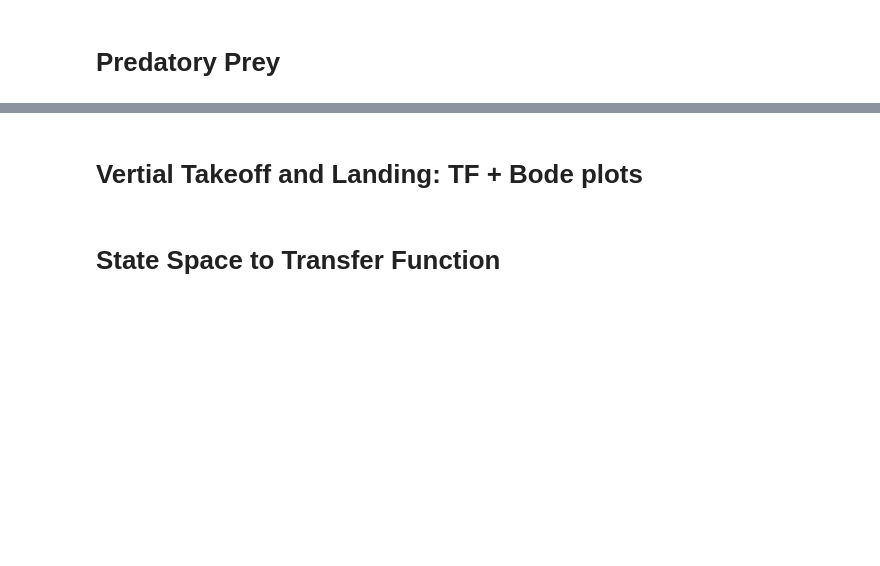
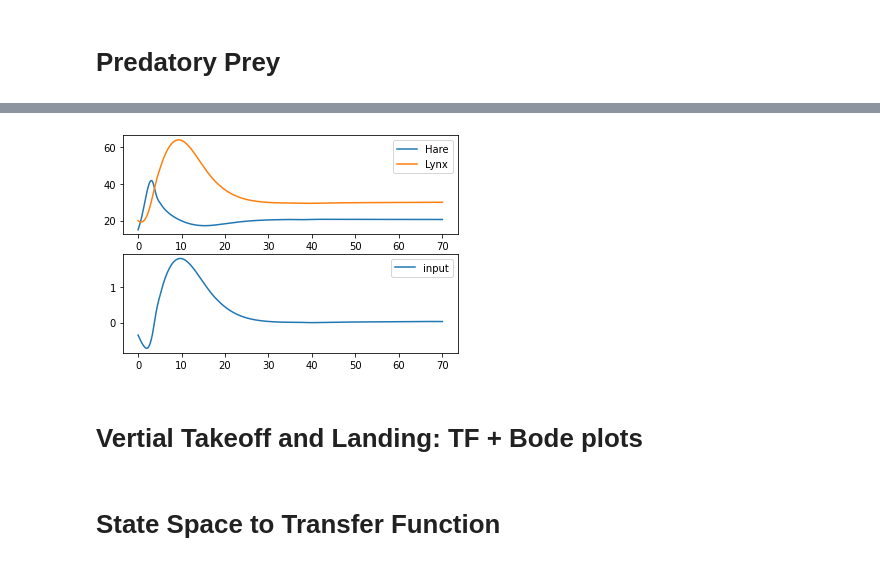
Before and after one commit to ModelEngineering/controlSBML, a Jupyter notebook: notebooks/Exploring-Feedback-Control-SBML.ipynb, the cells around one changed output, grey strips where cells are left out. Cells and saved outputs as stored; diff of their text form; code cells hidden in the pictures; blank space fills up the shorter version.

```diff
--- a/notebooks/Exploring-Feedback-Control-SBML.ipynb
+++ b/notebooks/Exploring-Feedback-Control-SBML.ipynb
@@ -325,7 +454,8 @@ df
 # %%
 ctlsb = ctl.ControlSBML(NONLINEAR_MDL, input_names=["J0"], output_names=["S1", "S4"])
 effector_dct = {"J0": "E_J0"}
-params = {"ctlsb": ctlsb, "effector_dct": effector_dct}
-tellurium = control.NonlinearIOSystem(state_tellurium_wrapper, output_tellurium_wrapper, states=ctlsb.state_names,
-                                             inputs=ctlsb.input_names, outputs=ctlsb.output_names, name="tellurium")
+#params = {"ctlsb": ctlsb, "effector_dct": effector_dct}
+#tellurium = control.NonlinearIOSystem(state_tellurium_wrapper, output_tellurium_wrapper, states=ctlsb.state_names,
+#                                             inputs=ctlsb.input_names, outputs=ctlsb.output_names, name="tellurium")
+tellurium = ctlsb.makeNonlinearIOSystem("tellurium", effector_dct=effector_dct)
 # %%
@@ -350,9 +504,11 @@ tellurium_closed = control.interconnect(
 # %%
-params["is_initial"] = True
-times = np.array([n*0.1 for n in range(END_TIME)])
+tellurium.reset()
+size = 51
+times = np.array([n*0.1 for n in range(size)])
 X0 = ctlsb.state_ser.values
-U = np.repeat(0, len(times))
+U = np.repeat(1, size)
+U = np.reshape(np.array([]), (0, 51))
 t, y = control.input_output_response(tellurium_closed, times, U, X0, params=params)
-df = pd.DataFrame(y, index=ctlsb.output_names)
-df = df.T
+#t, y = control.input_output_response(tellurium, times, U, X0)
+df = pd.DataFrame(np.transpose(y), columns=ctlsb.output_names)
 df
@@ -413,7 +590,39 @@ A, B = lin_predprey.A, lin_predprey.B
 C = np.array([[0, 1]])                # regulated output = number of lynxes
 kf = -1/(C @ np.linalg.inv(A - B @ K) @ B)
 # %%
-kf
+# Construct the controller
+io_controller = control.NonlinearIOSystem(
+  None,
+  lambda t, x, u, params: -K @ (u[1:] - xeq) + kf * (u[0] - xeq[1]),
+  inputs=('Ld', 'u1', 'u2'), outputs=1, name='control')
+
+# Create the closed loop system
+io_closed = control.interconnect(
+  [io_predprey, io_controller],       # systems
+  connections=[
+    ['predprey.u', 'control.y[0]'],
+    ['control.u1',  'predprey.H'],
+    ['control.u2',  'predprey.L']
+  ],
+  inplist=['control.Ld'],
+  outlist=['predprey.H', 'predprey.L', 'control.y[0]']
+)
+
+# Simulate the system
+t, y = control.input_output_response(io_closed, T, 30, [15, 20])
+
+# Plot the response
+plt.figure(2)
+plt.subplot(2, 1, 1)
+plt.plot(t, y[0])
+plt.plot(t, y[1])
+plt.legend(['Hare', 'Lynx'])
+plt.subplot(2, 1, 2)
+plt.plot(t, y[2])
+plt.legend(['input'])
+plt.show(block=False)
+# %% [output]
+[figure, added]
 # %%
 # Construct the controller
 io_controller = control.NonlinearIOSystem(
```
Also changed, not shown: parts of 22 cells of this notebook, 5 other files.
